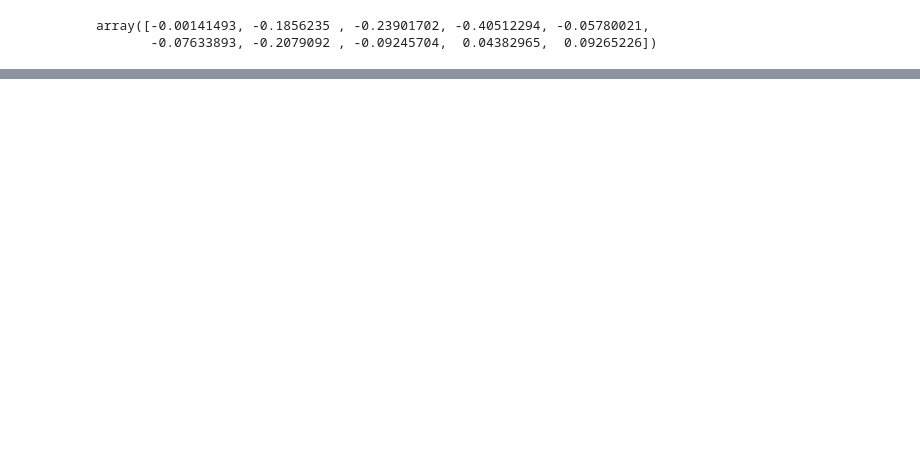
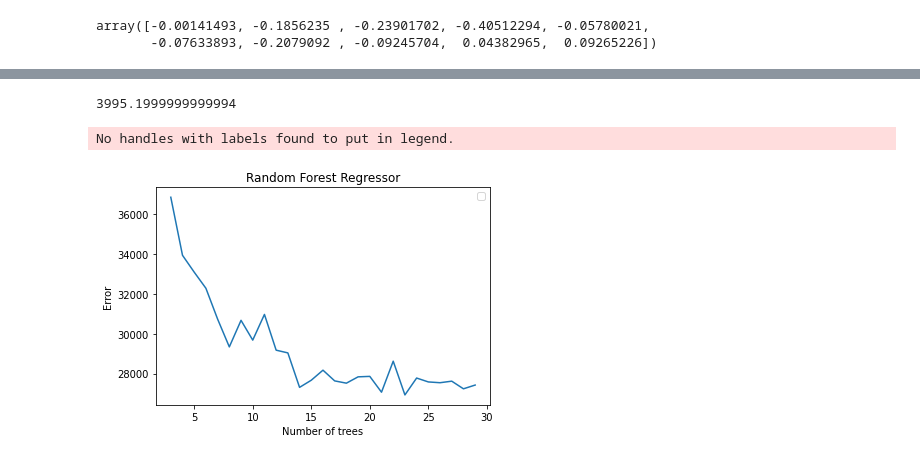
Before and after one commit to harshith7823/CS760-Project, a Jupyter notebook: DecisionTreeRegressor.ipynb, the cells around one changed output, grey strips where cells are left out. Drawn from its saved outputs; the diff is of its cells as text; code cells hidden in the pictures; blank space fills up the shorter version.

```diff
--- a/DecisionTreeRegressor.ipynb
+++ b/DecisionTreeRegressor.ipynb
@@ -91,0 +134,28 @@ array([-0.00141493, -0.1856235 , -0.23901702, -0.40512294, -0.05780021,
+# %%
+X_train, X_test, y_train, y_test = train_test_split(X, y, test_size=0.1, random_state=42)
+rf = RandomForestRegressor(n_estimators=5)
+rf = rf.fit(X_train, y_train)
+predicted_y = rf.predict(X_test)
+sum(abs(y_test - predicted_y))
+# %% [output]
+3995.1999999999994
+# %%
+errors = []
+number_of_trees = [i for i in range(3, 30)]
+X_train, X_test, y_train, y_test = train_test_split(X, y, test_size=0.1, shuffle=True)
+for i in number_of_trees:
+  clf = RandomForestRegressor(n_estimators=i)
+  clf = clf.fit(X_train, y_train)
+  predicted_y = clf.predict(X_test)
+  errors.append(sum(abs(y_test - predicted_y)**2))
+# %%
+plt.figure()
+plt.plot(number_of_trees, errors)
+plt.xlabel("Number of trees")
+plt.ylabel("Error")
+plt.title("Random Forest Regressor")
+plt.legend()
+plt.show()
+# %% [output]
+No handles with labels found to put in legend.
+[figure, added]
```
Also changed, not shown: parts of 13 cells of this notebook.
